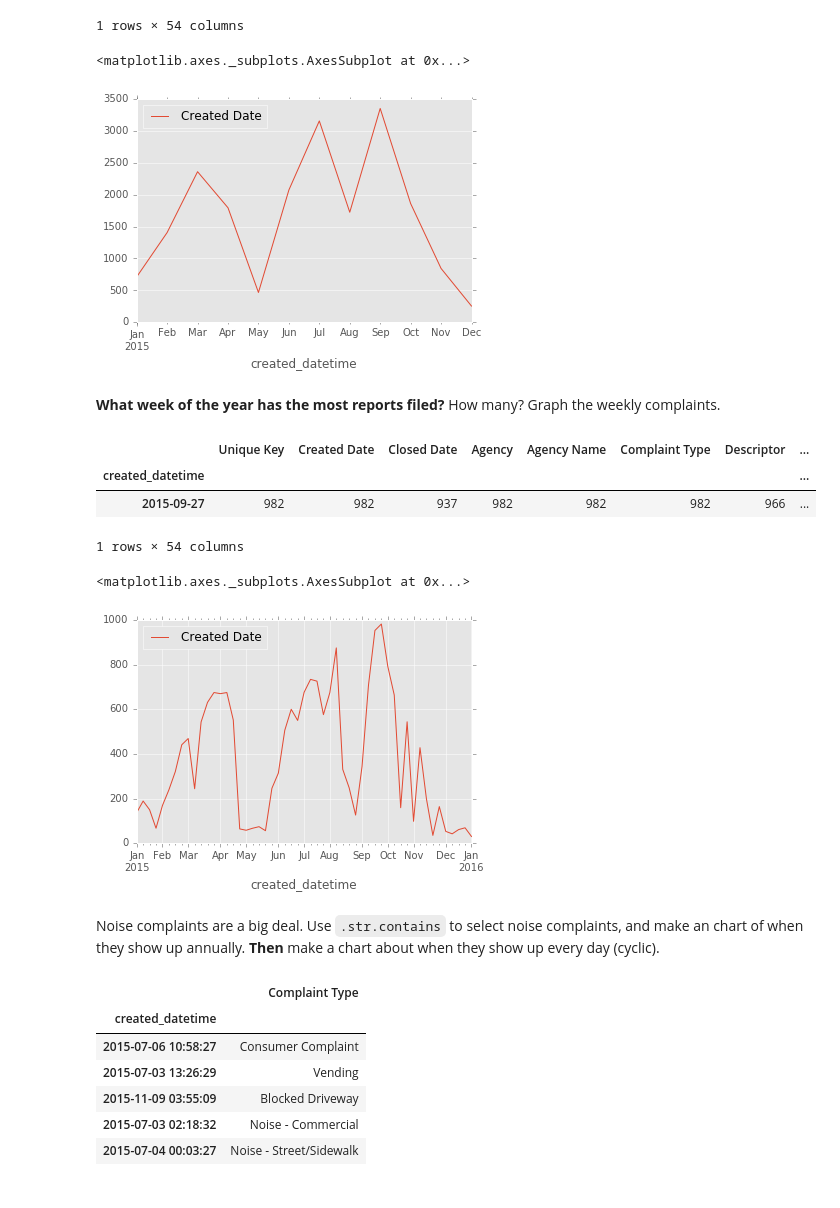
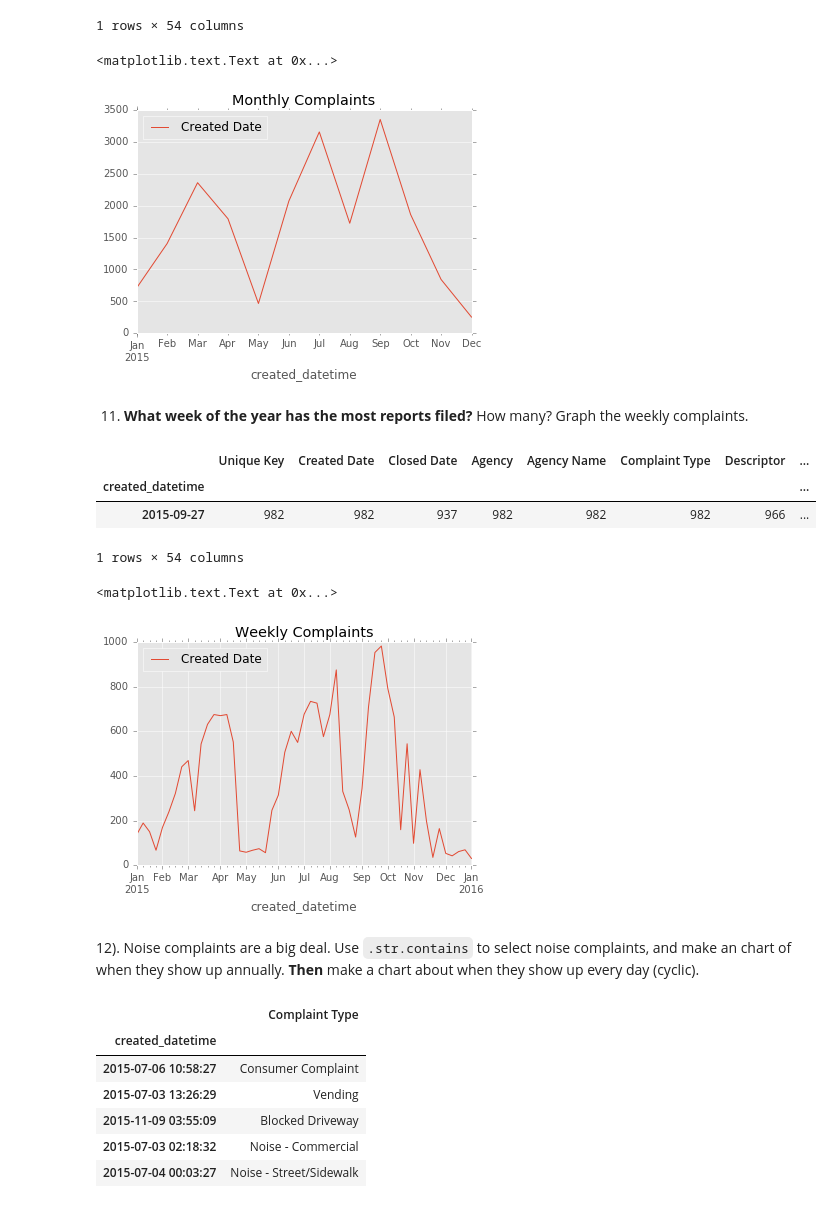
Before and after one commit to radhikapc/foundation-homework, a Jupyter notebook: homework12/311 time series homework.ipynb, the cells around one changed output. Saved outputs shown, nothing was run; the diff lists cells and outputs as text; code cells hidden in the pictures.

```diff
--- a/homework12/311 time series homework.ipynb
+++ b/homework12/311 time series homework.ipynb
@@ -376,12 +376,13 @@ df.resample('M').count().sort_values('Created Date', ascending=False).head(1)
 | 2015-09-30 | 3352 | 3352 | 3169 | 3352 | 3352 | 3352 | 3296 | ... |
 1 rows × 54 columns
 # %%
-df.resample('M').count().plot(y='Created Date')
+ax = df.resample('M').count().plot(y='Created Date')
+ax.set_title("Monthly Complaints")
 # %% [output]
-<matplotlib.axes._subplots.AxesSubplot at 0x...>
+<matplotlib.text.Text at 0x...>
-[figure, old version]
+[figure, new version]
 # %% [markdown]
-**What week of the year has the most reports filed?** How many? Graph the weekly complaints.
+ 11) **What week of the year has the most reports filed?** How many? Graph the weekly complaints.
 # %%
 df.resample('W').count().sort_values('Created Date', ascending=False).head(1)
 # %% [output]
@@ -390,12 +391,13 @@ df.resample('W').count().sort_values('Created Date', ascending=False).head(1)
 | 2015-09-27 | 982 | 982 | 937 | 982 | 982 | 982 | 966 | ... |
 1 rows × 54 columns
 # %%
-df.resample('W').count().plot(y='Created Date')
+ax = df.resample('W').count().plot(y='Created Date')
+ax.set_title("Weekly Complaints")
 # %% [output]
-<matplotlib.axes._subplots.AxesSubplot at 0x...>
+<matplotlib.text.Text at 0x...>
-[figure, old version]
+[figure, new version]
 # %% [markdown]
-Noise complaints are a big deal. Use `.str.contains` to select noise complaints, and make an chart of when they show up annually. **Then** make a chart about when they show up every day (cyclic).
+12). Noise complaints are a big deal. Use `.str.contains` to select noise complaints, and make an chart of when they show up annually. **Then** make a chart about when they show up every day (cyclic).
 # %%
 columns_req =  ['Complaint Type']
 find_noice= df[columns_req]
```
Also changed, not shown: parts of 39 cells of this notebook.
